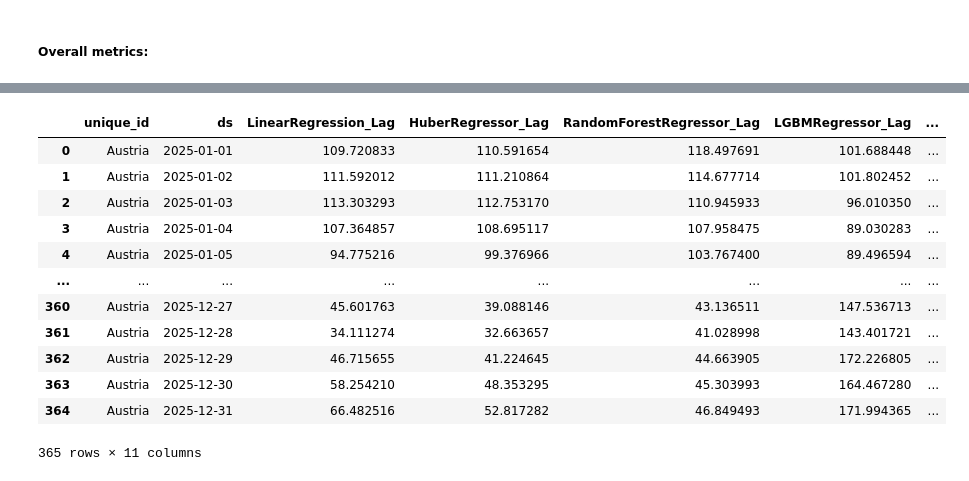
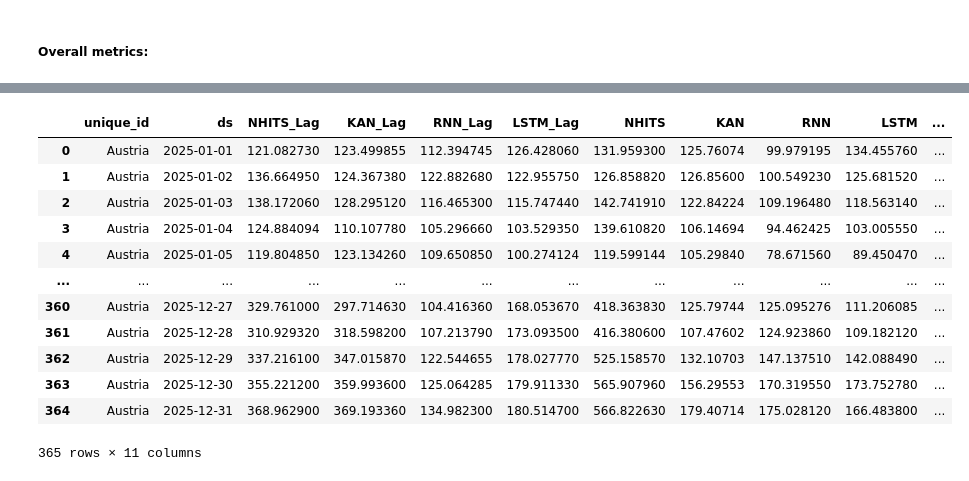
Before and after one commit to L-Schlosser/TIS3_CapstoneProject, a Jupyter notebook: code/capstone.ipynb, the cells around one changed output, grey strips where cells are left out. Drawn from its saved outputs; the diff is of its cells as text; code cells hidden in the pictures.

```diff
--- a/code/capstone.ipynb
+++ b/code/capstone.ipynb
@@ -95,16 +95,16 @@ overall_metrics
 # %%
-ml_daily_val
+dl_daily_val
 # %% [output]
-|  | unique_id | ds | LinearRegression_Lag | HuberRegressor_Lag | RandomForestRegressor_Lag | LGBMRegressor_Lag | ... |
-| 0 | Austria | 2025-01-01 | 109.720833 | 110.591654 | 118.497691 | 101.688448 | ... |
-| 1 | Austria | 2025-01-02 | 111.592012 | 111.210864 | 114.677714 | 101.802452 | ... |
-| 2 | Austria | 2025-01-03 | 113.303293 | 112.753170 | 110.945933 | 96.010350 | ... |
-| 3 | Austria | 2025-01-04 | 107.364857 | 108.695117 | 107.958475 | 89.030283 | ... |
-| 4 | Austria | 2025-01-05 | 94.775216 | 99.376966 | 103.767400 | 89.496594 | ... |
-| ... | ... | ... | ... | ... | ... | ... | ... |
-| 360 | Austria | 2025-12-27 | 45.601763 | 39.088146 | 43.136511 | 147.536713 | ... |
-| 361 | Austria | 2025-12-28 | 34.111274 | 32.663657 | 41.028998 | 143.401721 | ... |
-| 362 | Austria | 2025-12-29 | 46.715655 | 41.224645 | 44.663905 | 172.226805 | ... |
-| 363 | Austria | 2025-12-30 | 58.254210 | 48.353295 | 45.303993 | 164.467280 | ... |
-| 364 | Austria | 2025-12-31 | 66.482516 | 52.817282 | 46.849493 | 171.994365 | ... |
+|  | unique_id | ds | NHITS_Lag | KAN_Lag | RNN_Lag | LSTM_Lag | NHITS | KAN | RNN | LSTM | ... |
+| 0 | Austria | 2025-01-01 | 121.082730 | 123.499855 | 112.394745 | 126.428060 | 131.959300 | 125.76074 | 99.979195 | 134.455760 | ... |
+| 1 | Austria | 2025-01-02 | 136.664950 | 124.367380 | 122.882680 | 122.955750 | 126.858820 | 126.85600 | 100.549230 | 125.681520 | ... |
+| 2 | Austria | 2025-01-03 | 138.172060 | 128.295120 | 116.465300 | 115.747440 | 142.741910 | 122.84224 | 109.196480 | 118.563140 | ... |
+| 3 | Austria | 2025-01-04 | 124.884094 | 110.107780 | 105.296660 | 103.529350 | 139.610820 | 106.14694 | 94.462425 | 103.005550 | ... |
+| 4 | Austria | 2025-01-05 | 119.804850 | 123.134260 | 109.650850 | 100.274124 | 119.599144 | 105.29840 | 78.671560 | 89.450470 | ... |
+| ... | ... | ... | ... | ... | ... | ... | ... | ... | ... | ... | ... |
+| 360 | Austria | 2025-12-27 | 329.761000 | 297.714630 | 104.416360 | 168.053670 | 418.363830 | 125.79744 | 125.095276 | 111.206085 | ... |
+| 361 | Austria | 2025-12-28 | 310.929320 | 318.598200 | 107.213790 | 173.093500 | 416.380600 | 107.47602 | 124.923860 | 109.182120 | ... |
+| 362 | Austria | 2025-12-29 | 337.216100 | 347.015870 | 122.544655 | 178.027770 | 525.158570 | 132.10703 | 147.137510 | 142.088490 | ... |
+| 363 | Austria | 2025-12-30 | 355.221200 | 359.993600 | 125.064285 | 179.911330 | 565.907960 | 156.29553 | 170.319550 | 173.752780 | ... |
+| 364 | Austria | 2025-12-31 | 368.962900 | 369.193360 | 134.982300 | 180.514700 | 566.822630 | 179.40714 | 175.028120 | 166.483800 | ... |
 365 rows × 11 columns
```
Also changed, not shown: parts of 1 cell of this notebook, 3 other files.
